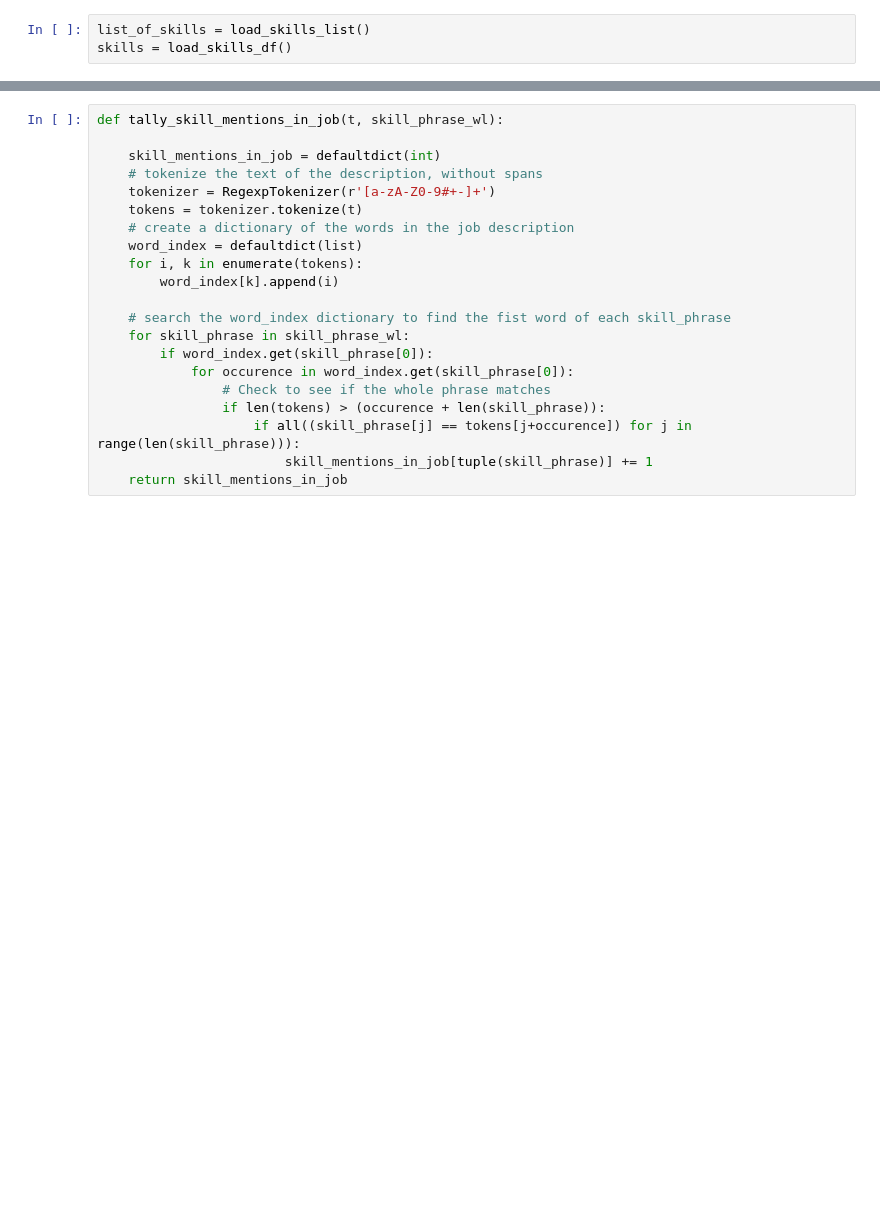
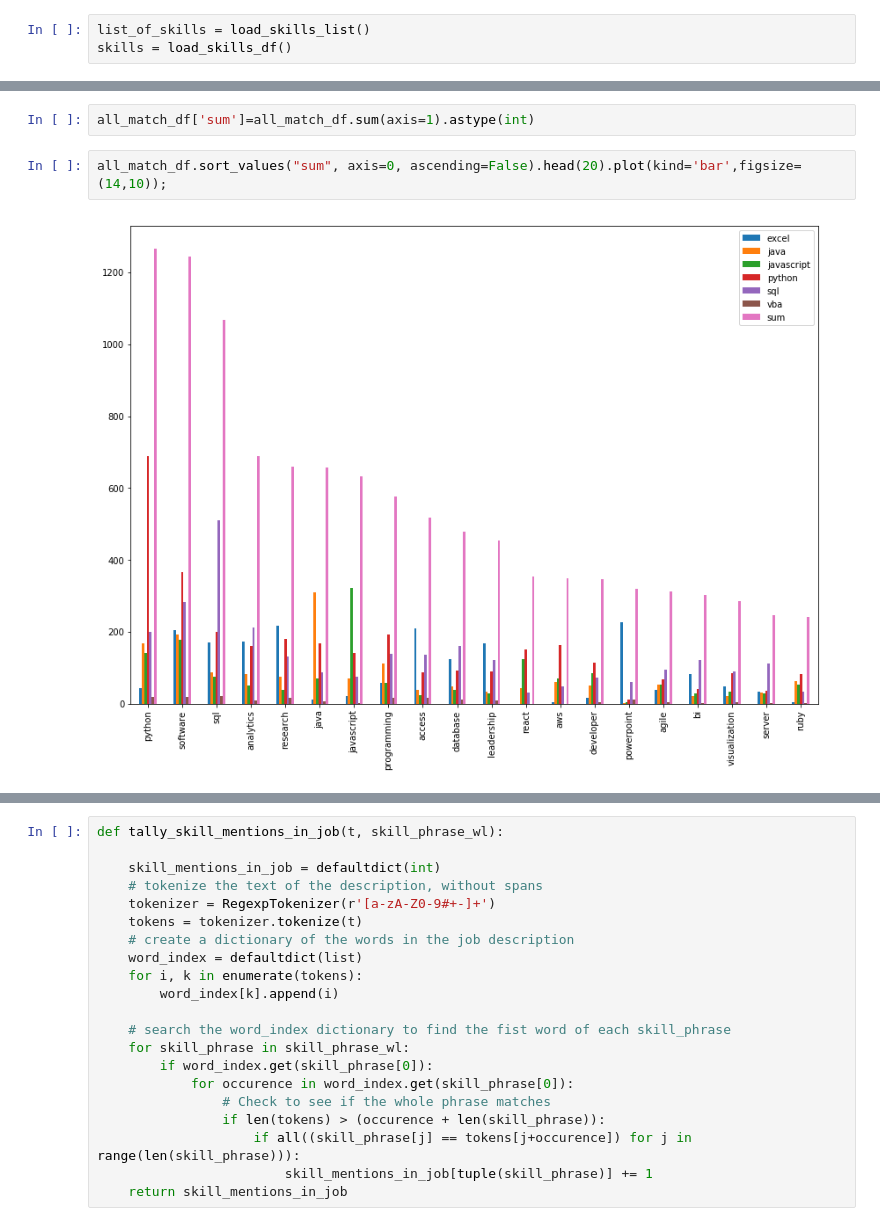
Before and after one commit to mccuecode/project1, a Jupyter notebook: project1_complete_updated.ipynb, the cells around one changed output, grey strips where cells are left out. Saved outputs shown, nothing was run; the diff lists cells and outputs as text; blank space fills up the shorter version.

```diff
--- a/project1_complete_updated.ipynb
+++ b/project1_complete_updated.ipynb
@@ -302,0 +333,6 @@ all_matches
+# %%
+all_match_df['sum']=all_match_df.sum(axis=1).astype(int)
+# %%
+all_match_df.sort_values("sum", axis=0, ascending=False).head(20).plot(kind='bar',figsize=(14,10));
+# %% [output]
+[figure, added]
```
Also changed, not shown: parts of 28 cells of this notebook.
